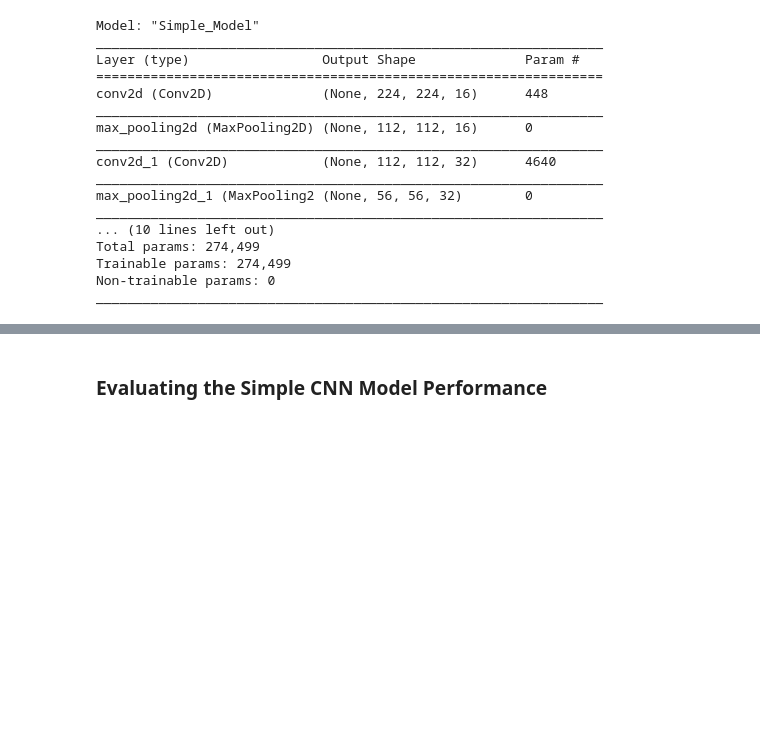
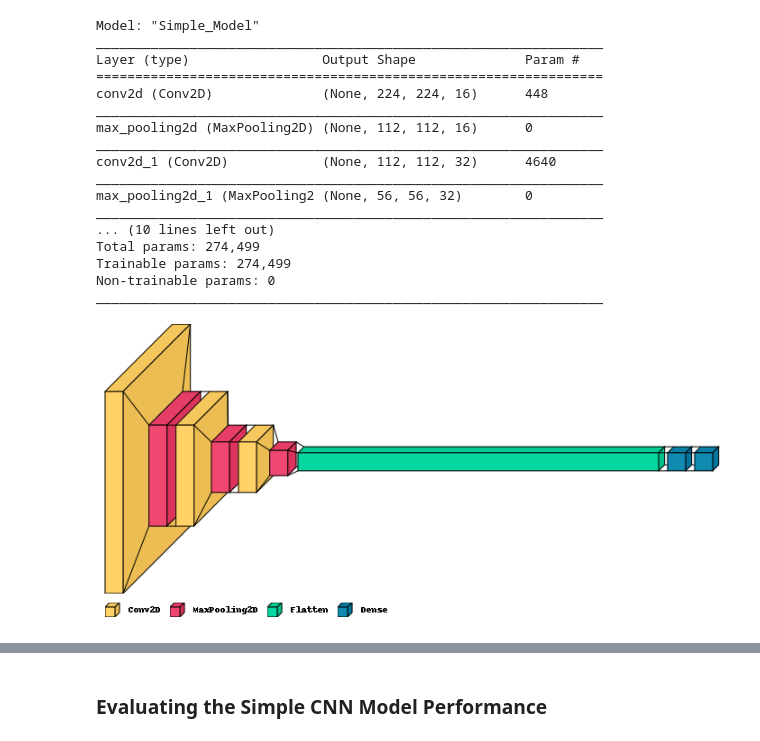
Before and after one commit to macc-uece/mineracao-massiva-dados, a Jupyter notebook: 13-ReconhecimentoFlores_Tensorflow.ipynb, the cells around one changed output, grey strips where cells are left out. Cells and saved outputs as stored; diff of their text form; code cells hidden in the pictures; blank space fills up the shorter version.

Commit message:
Include visualkeras

```diff
--- a/13-ReconhecimentoFlores_Tensorflow.ipynb
+++ b/13-ReconhecimentoFlores_Tensorflow.ipynb
@@ -203,6 +204,10 @@ Total params: 274,499
 Trainable params: 274,499
 Non-trainable params: 0
 _________________________________________________________________
+# %%
+visualkeras.layered_view(model, scale_xy=1, legend=True)
+# %% [output]
+[figure, added]
 # %%
 history = model.fit(train_ds, validation_data=val_ds, validation_steps=STEP_SIZE_VALID,
                     batch_size=BATCH_SIZE, epochs=EPOCHS, steps_per_epoch=STEP_SIZE_TRAIN)
```
Also changed, not shown: parts of 27 cells of this notebook.
